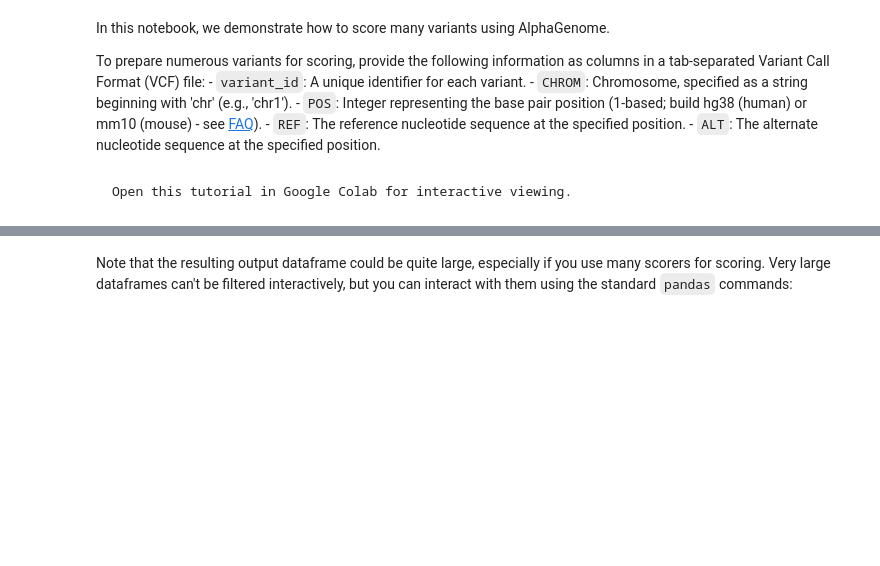
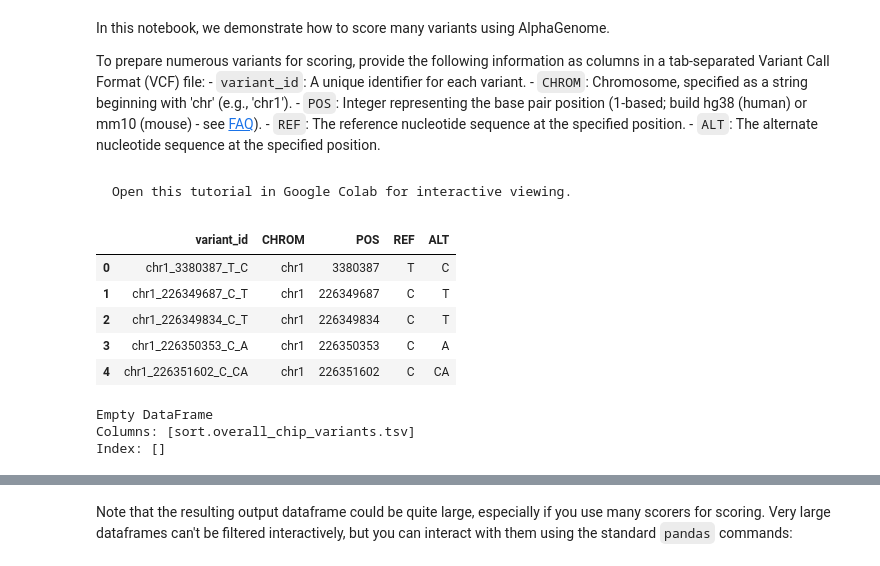
Before and after one commit to MMesbahU/meta-gwas-of-clonal-hematopoiesis, a Jupyter notebook: colabs/batch_variant_scoring.ipynb, the cells around one changed output, grey strips where cells are left out. Saved outputs shown, nothing was run; the diff lists cells and outputs as text; code cells hidden in the pictures; blank space fills up the shorter version.

```diff
--- a/colabs/batch_variant_scoring.ipynb
+++ b/colabs/batch_variant_scoring.ipynb
@@ -39,6 +37,22 @@ data_table.enable_dataframe_formatter()
 
 # Load the model.
 dna_model = dna_client.create(colab_utils.get_api_key())
+# %%
+vcf = pd.read_csv('sort.overall_chip_variants.tsv', sep='\t')
+vcf.head()
+# %% [output]
+|  | variant_id | CHROM | POS | REF | ALT |
+| 0 | chr1_3380387_T_C | chr1 | 3380387 | T | C |
+| 1 | chr1_226349687_C_T | chr1 | 226349687 | C | T |
+| 2 | chr1_226349834_C_T | chr1 | 226349834 | C | T |
+| 3 | chr1_226350353_C_A | chr1 | 226350353 | C | A |
+| 4 | chr1_226351602_C_CA | chr1 | 226351602 | C | CA |
+# %%
+print(vcf)
+# %% [output]
+Empty DataFrame
+Columns: [sort.overall_chip_variants.tsv]
+Index: []
 # %%
 # @title Score batch of variants.
 
```
Also changed, not shown: parts of 2 cells of this notebook.
